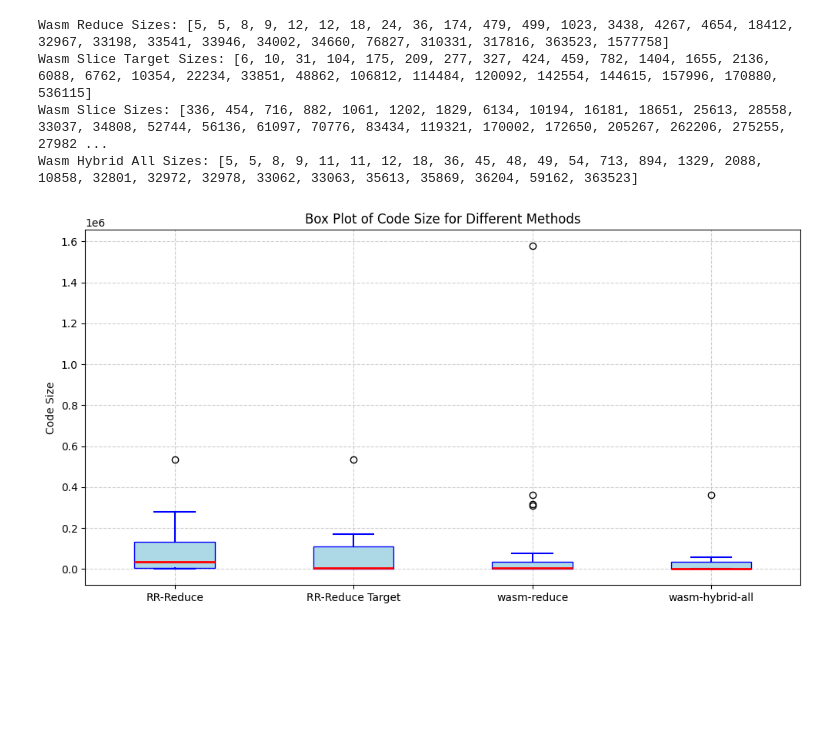
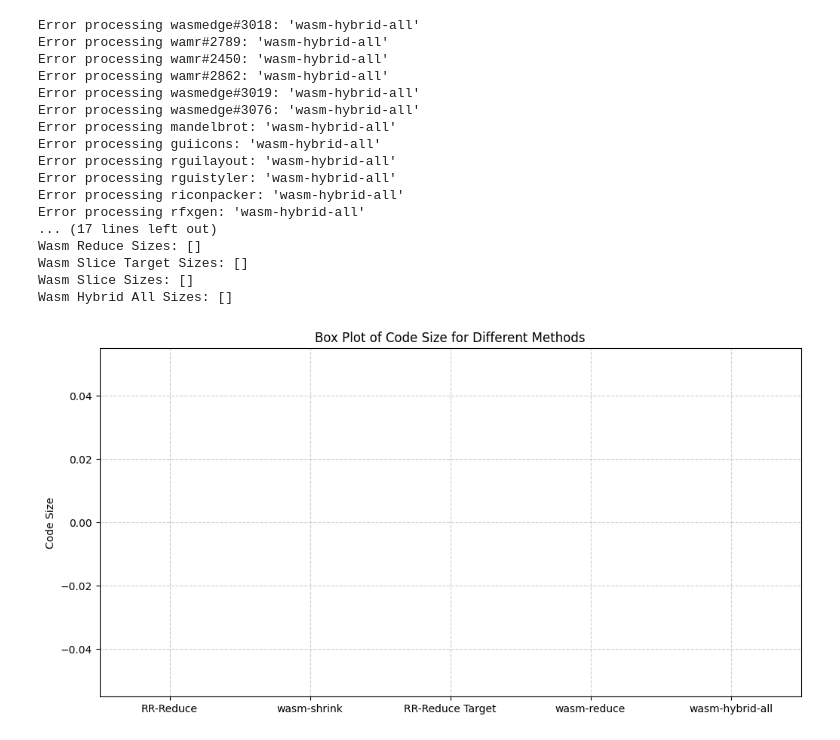
Before and after one commit to sola-st/wasm-r3, a Jupyter notebook: evaluation/noteboook.ipynb, the cells around one changed output. Cells and saved outputs as stored; diff of their text form; code cells hidden in the pictures; blank space fills up the shorter version.

```diff
--- a/evaluation/noteboook.ipynb
+++ b/evaluation/noteboook.ipynb
@@ -176,43 +183,46 @@ with open("metrics.json", "r") as f:
 
 # Prepare the data for tabulation
 table_data = []
-headers = ["Name", "Input", "RR-R (s)", "RR-H (s)","W-R (s)"]
+headers = ["Name", "RR-R (s)", "H-R (s)","W-R (s)", "W-S (s) "]
+
+# Sort the metrics dictionary by the 'code-size' in the 'metadata' field
+metrics = dict(sorted(metrics.items(), key=lambda item: item[1]['metadata'].get('code-size', float('inf'))))
 
 for test_name, data in metrics.items():
     try:
         metadata = data['metadata']
         # fixed_by = metadata.get('fixed-by')
-        original_size = data['metadata'].get('code-size')
+        # original_size = data['metadata'].get('code-size')
         rr_reduce_time = float(data['wasm-slice'].get('time'))
-        wasm_hybrid_all_time = float(data['wasm-hybrid-all'].get('time')) + rr_reduce_time
+        wasm_hybrid_all_time = float(data['wasm-hybrid'].get('time'))
         wasm_reduce_time = float(data['wasm-reduce'].get('time'))
+        wasm_shrink_time = float(data['wasm-shrink'].get('time'))
         table_data.append([
             test_name,
             # fixed_by,
-            original_size,
+            # original_size,
             rr_reduce_time,
             wasm_hybrid_all_time,
-            wasm_reduce_time
+            wasm_reduce_time,
+            wasm_shrink_time,
         ])
     except Exception as e:
         print(e)
         continue
 
-# Sort the table data by the original size
-table_data.sort(key=lambda row: float(row[1]))
-
 # Calculate geometric mean for the times
-geomean_rr_reduce_time = gmean([row[2] for row in table_data])
-geomean_wasm_hybrid_all_time = gmean([row[3] for row in table_data])
-geomean_wasm_reduce_time = gmean([row[4] for row in table_data])
+geomean_rr_reduce_time = gmean([row[1] for row in table_data])
+geomean_wasm_hybrid_all_time = gmean([row[2] for row in table_data])
+geomean_wasm_reduce_time = gmean([row[3] for row in table_data])
+geomean_wasm_shrink_time = gmean([row[4] for row in table_data])
 
 # Append the geometric mean row
 table_data.append([
     "Geomean",
-    "",
     geomean_rr_reduce_time,
     geomean_wasm_hybrid_all_time,
-    geomean_wasm_reduce_time
+    geomean_wasm_reduce_time,
+    geomean_wasm_shrink_time
 ])
 
 latex_table = tabulate.tabulate(table_data, headers, tablefmt="latex_raw", intfmt=",", floatfmt=",.0f")
@@ -254,6 +264,7 @@ size_to_use = "code-size"
 
 # Collecting code size data
 wasm_reduce_sizes = []
+wasm_shrink_sizes = []
 wasm_slice_target_sizes = []
 wasm_slice_sizes = []
 wasm_hybrid_all_sizes = []
@@ -263,46 +274,63 @@ test_names = []
 for test_name, data in metrics.items():
     try:
         wasm_reduce_code_size = data['wasm-reduce'].get(size_to_use)
+        wasm_shrink_code_size = data['wasm-shrink'].get(size_to_use)
         wasm_slice_target_size = data['wasm-slice'].get('target-size')
         wasm_slice_code_size = data['wasm-slice'].get(size_to_use)
         wasm_hybrid_all_code_size = data['wasm-hybrid-all'].get(size_to_use)
 
-        if wasm_reduce_code_size is not None and wasm_slice_target_size is not None and  wasm_slice_code_size is not None and wasm_hybrid_all_code_size is not None:
+        if wasm_shrink_code_size is not None and wasm_reduce_code_size is not None and wasm_slice_target_size is not None and  wasm_slice_code_size is not None and wasm_hybrid_all_code_size is not None:
             test_names.append(test_name)
+            wasm_shrink_sizes.append(wasm_shrink_code_size)
             wasm_reduce_sizes.append(wasm_reduce_code_size)
             wasm_slice_target_sizes.append(wasm_slice_target_size)
             wasm_slice_sizes.append(wasm_slice_code_size)
             wasm_hybrid_all_sizes.append(wasm_hybrid_all_code_size)
     except Exception as e:
         print(f"Error processing {test_name}: {e}")
 
 # Ensure we have valid numerical data
 wasm_reduce_sizes = sorted(wasm_reduce_sizes)
+wasm_shrink_sizes = sorted(wasm_shrink_sizes)
 wasm_slice_target_sizes = sorted(wasm_slice_target_sizes)
 wasm_slice_sizes = sorted(wasm_slice_sizes)
 wasm_hybrid_all_sizes = sorted(wasm_hybrid_all_sizes)
+print("Wasm Shrink Sizes:", wasm_shrink_sizes)
 print("Wasm Reduce Sizes:", wasm_reduce_sizes)
 print("Wasm Slice Target Sizes:", wasm_slice_target_sizes)
 print("Wasm Slice Sizes:", wasm_slice_sizes)
 print("Wasm Hybrid All Sizes:", wasm_hybrid_all_sizes)
 plt.figure(figsize=(12, 6))
 
 # Create box plots side by side
-plt.boxplot([wasm_slice_sizes, wasm_slice_target_sizes, wasm_reduce_sizes, wasm_hybrid_all_sizes],
+plt.boxplot([wasm_slice_sizes, wasm_shrink_sizes, wasm_slice_target_sizes, wasm_reduce_sizes, wasm_hybrid_all_sizes],
             vert=True, patch_artist=True,
-            labels=['RR-Reduce', 'RR-Reduce Target', "wasm-reduce", "wasm-hybrid-all"],
+            labels=['RR-Reduce', 'wasm-shrink', 'RR-Reduce Target', "wasm-reduce", "wasm-hybrid-all"],
             boxprops=dict(facecolor='lightblue', color='blue'),
             medianprops=dict(color='red', linewidth=2),
             whiskerprops=dict(color='blue', linewidth=1.5),
             capprops=dict(color='blue', linewidth=1.5))
 
 plt.ylabel("Code Size")
 plt.title("Box Plot of Code Size for Different Methods")
 plt.grid(True, linestyle="--", alpha=0.6)
 plt.show()
 # %% [output]
-Wasm Reduce Sizes: [5, 5, 8, 9, 12, 12, 18, 24, 36, 174, 479, 499, 1023, 3438, 4267, 4654, 18412, 32967, 33198, 33541, 33946, 34002, 34660, 76827, 310331, 317816, 363523, 1577758]
-Wasm Slice Target Sizes: [6, 10, 31, 104, 175, 209, 277, 327, 424, 459, 782, 1404, 1655, 2136, 6088, 6762, 10354, 22234, 33851, 48862, 106812, 114484, 120092, 142554, 144615, 157996, 170880, 536115]
-Wasm Slice Sizes: [336, 454, 716, 882, 1061, 1202, 1829, 6134, 10194, 16181, 18651, 25613, 28558, 33037, 34808, 52744, 56136, 61097, 70776, 83434, 119321, 170002, 172650, 205267, 262206, 275255, 27982 ...
-Wasm Hybrid All Sizes: [5, 5, 8, 9, 11, 11, 12, 18, 36, 45, 48, 49, 54, 713, 894, 1329, 2088, 10858, 32801, 32972, 32978, 33062, 33063, 35613, 35869, 36204, 59162, 363523]
+Error processing wasmedge#3018: 'wasm-hybrid-all'
+Error processing wamr#2789: 'wasm-hybrid-all'
+Error processing wamr#2450: 'wasm-hybrid-all'
+Error processing wamr#2862: 'wasm-hybrid-all'
+Error processing wasmedge#3019: 'wasm-hybrid-all'
+Error processing wasmedge#3076: 'wasm-hybrid-all'
+Error processing mandelbrot: 'wasm-hybrid-all'
+Error processing guiicons: 'wasm-hybrid-all'
+Error processing rguilayout: 'wasm-hybrid-all'
+Error processing rguistyler: 'wasm-hybrid-all'
+Error processing riconpacker: 'wasm-hybrid-all'
+Error processing rfxgen: 'wasm-hybrid-all'
+... (17 lines left out)
+Wasm Reduce Sizes: []
+Wasm Slice Target Sizes: []
+Wasm Slice Sizes: []
+Wasm Hybrid All Sizes: []
-[figure, old version]
+[figure, new version]
```
Also changed, not shown: parts of 3 cells of this notebook.
